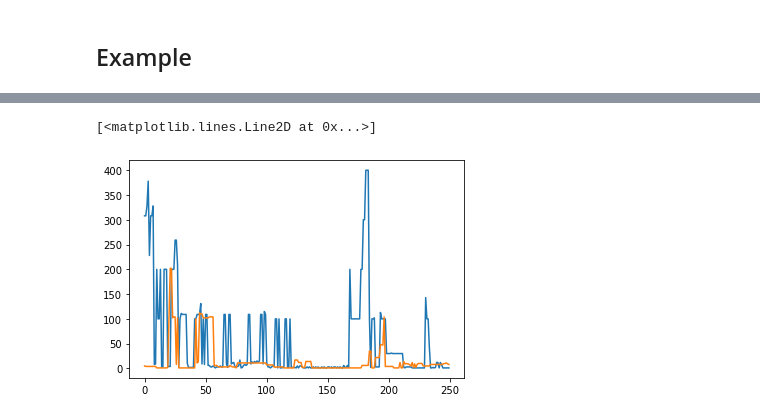
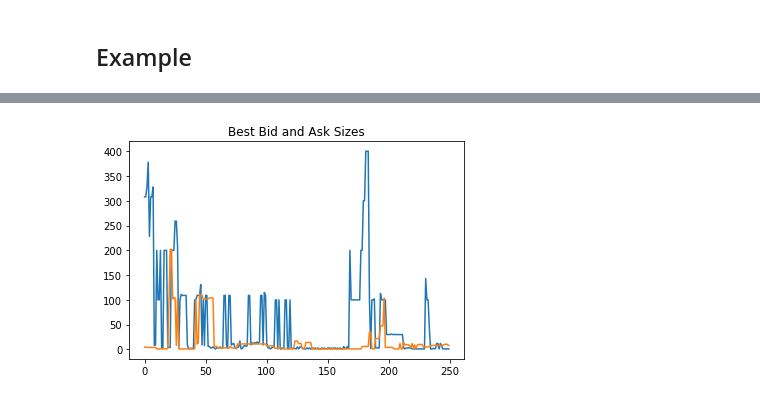
Before and after one commit to thomasarmstrong98/optiver, a Jupyter notebook: research/Tom/notebooks/first_glance.ipynb, the cells around one changed output, grey strips where cells are left out. Cells and saved outputs as stored; diff of their text form; code cells hidden in the pictures.

```diff
--- a/research/Tom/notebooks/first_glance.ipynb
+++ b/research/Tom/notebooks/first_glance.ipynb
@@ -121,8 +119,9 @@ plt.hist(log_return(book.bid_price1), bins = 15)
 # %%
 # liquidity on best bid and offer is imbalanced
 # favours the bid side (makes sense since this stock is going up at this moment in time)
 plt.plot(book.bid_size1)
 plt.plot(book.ask_size1)
+plt.title("Best Bid and Ask Sizes")
+plt.show()
 # %% [output]
-[<matplotlib.lines.Line2D at 0x...>]
-[figure, old version]
+[figure, new version]
```
Also changed, not shown: parts of 10 cells of this notebook, 1 other file.
